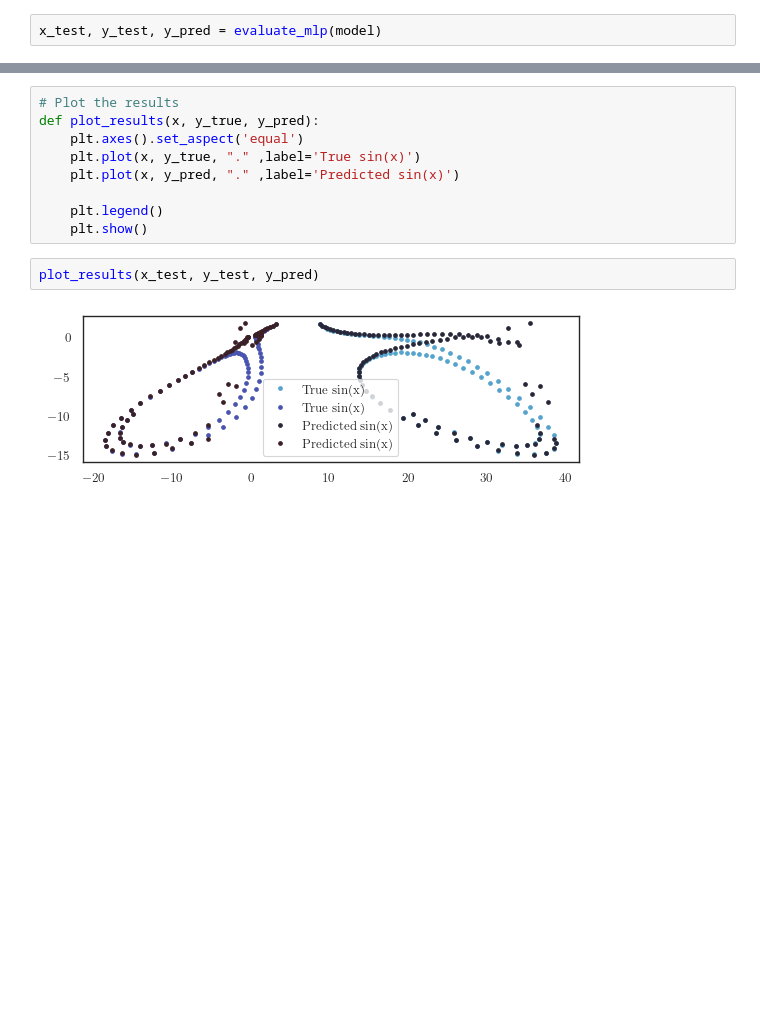
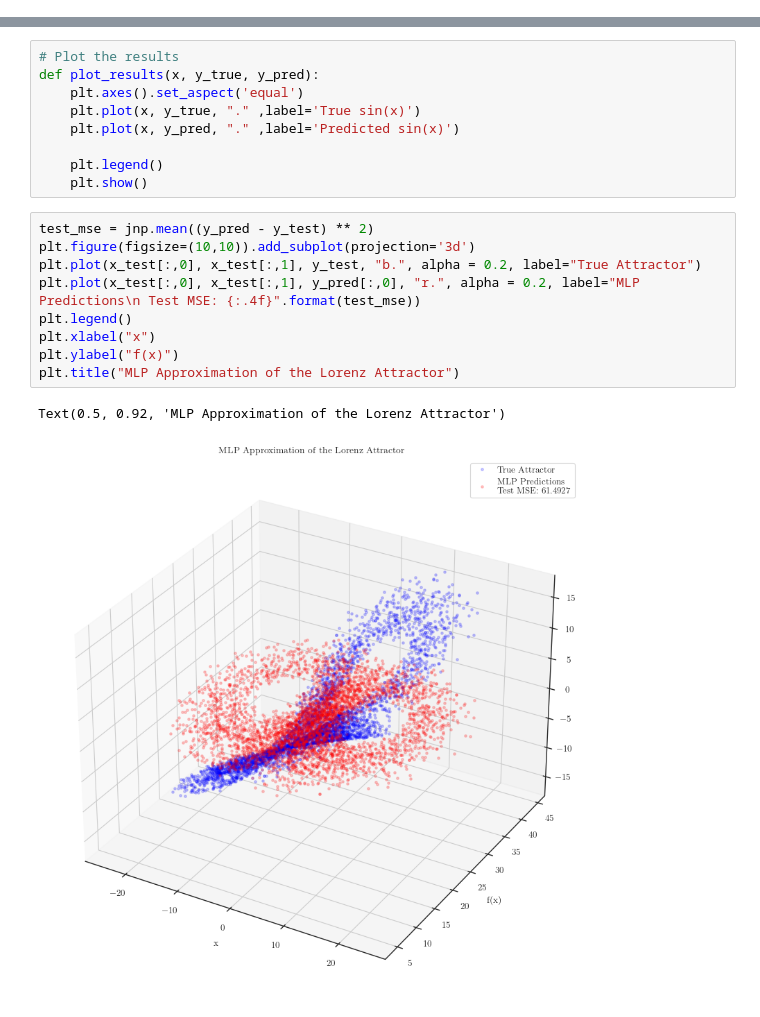
Before and after one commit to ParticularlyPythonicBS/NeuralNetworkEvolution, a Jupyter notebook: Examples/classic_mlp_sine_cos.ipynb, the cells around one changed output, grey strips where cells are left out. Cells and saved outputs as stored; diff of their text form; blank space fills up the shorter version.

```diff
--- a/Examples/classic_mlp_sine_cos.ipynb
+++ b/Examples/classic_mlp_sine_cos.ipynb
@@ -176,2 +161,0 @@ def evaluate_mlp(model):
-# %%
-x_test, y_test, y_pred = evaluate_mlp(model)
@@ -184,7 +170,15 @@ def plot_results(x, y_true, y_pred):
 
     plt.legend()
     plt.show()
-# %%
-plot_results(x_test, y_test, y_pred)
-# %% [output]
-[figure, removed]
+# %%
+test_mse = jnp.mean((y_pred - y_test) ** 2)
+plt.figure(figsize=(10,10)).add_subplot(projection='3d')
+plt.plot(x_test[:,0], x_test[:,1], y_test, "b.", alpha = 0.2, label="True Attractor")
+plt.plot(x_test[:,0], x_test[:,1], y_pred[:,0], "r.", alpha = 0.2, label="MLP Predictions\n Test MSE: {:.4f}".format(test_mse))
+plt.legend()
+plt.xlabel("x")
+plt.ylabel("f(x)")
+plt.title("MLP Approximation of the Lorenz Attractor")
+# %% [output]
+Text(0.5, 0.92, 'MLP Approximation of the Lorenz Attractor')
+[figure, added]
```
Also changed, not shown: parts of 15 cells of this notebook, 6 other files.
